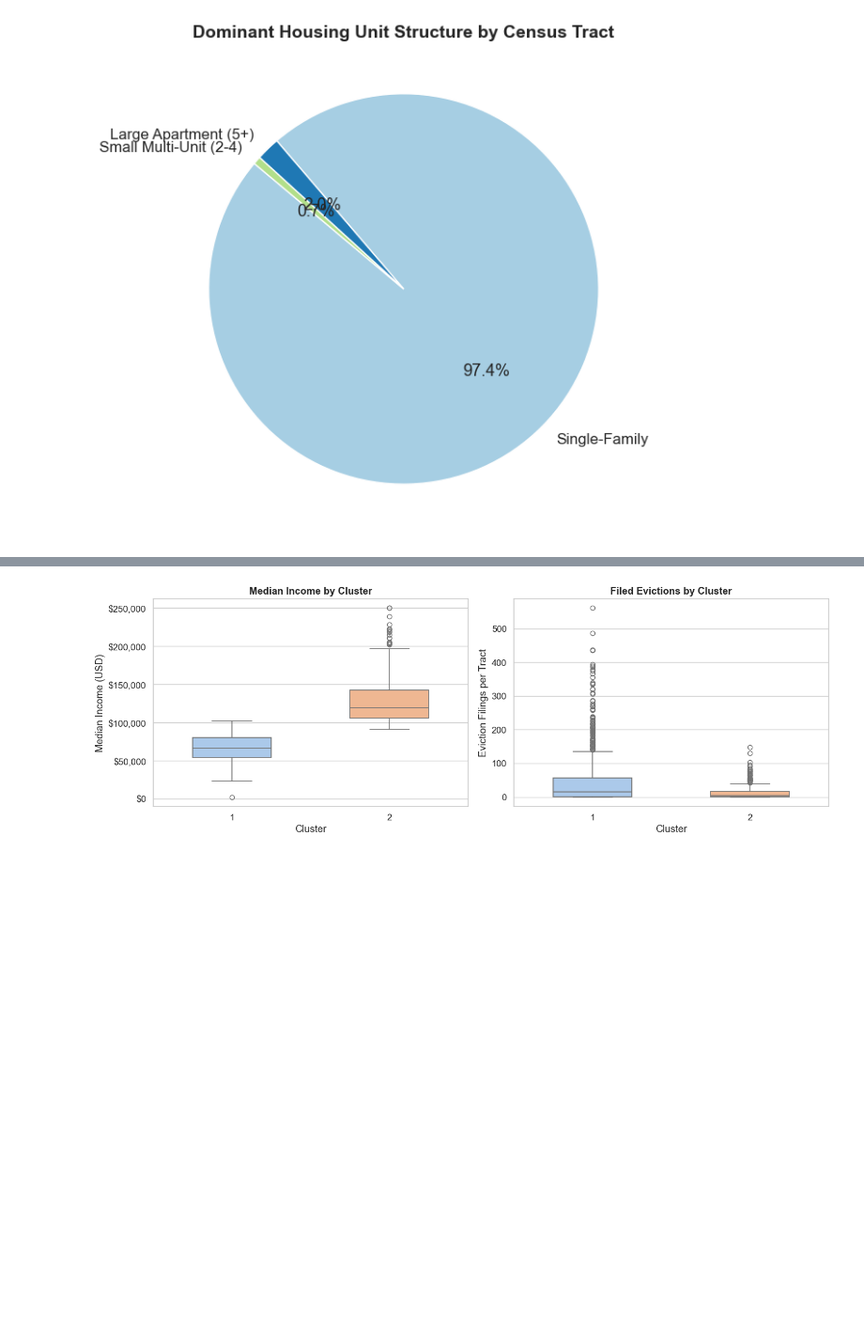
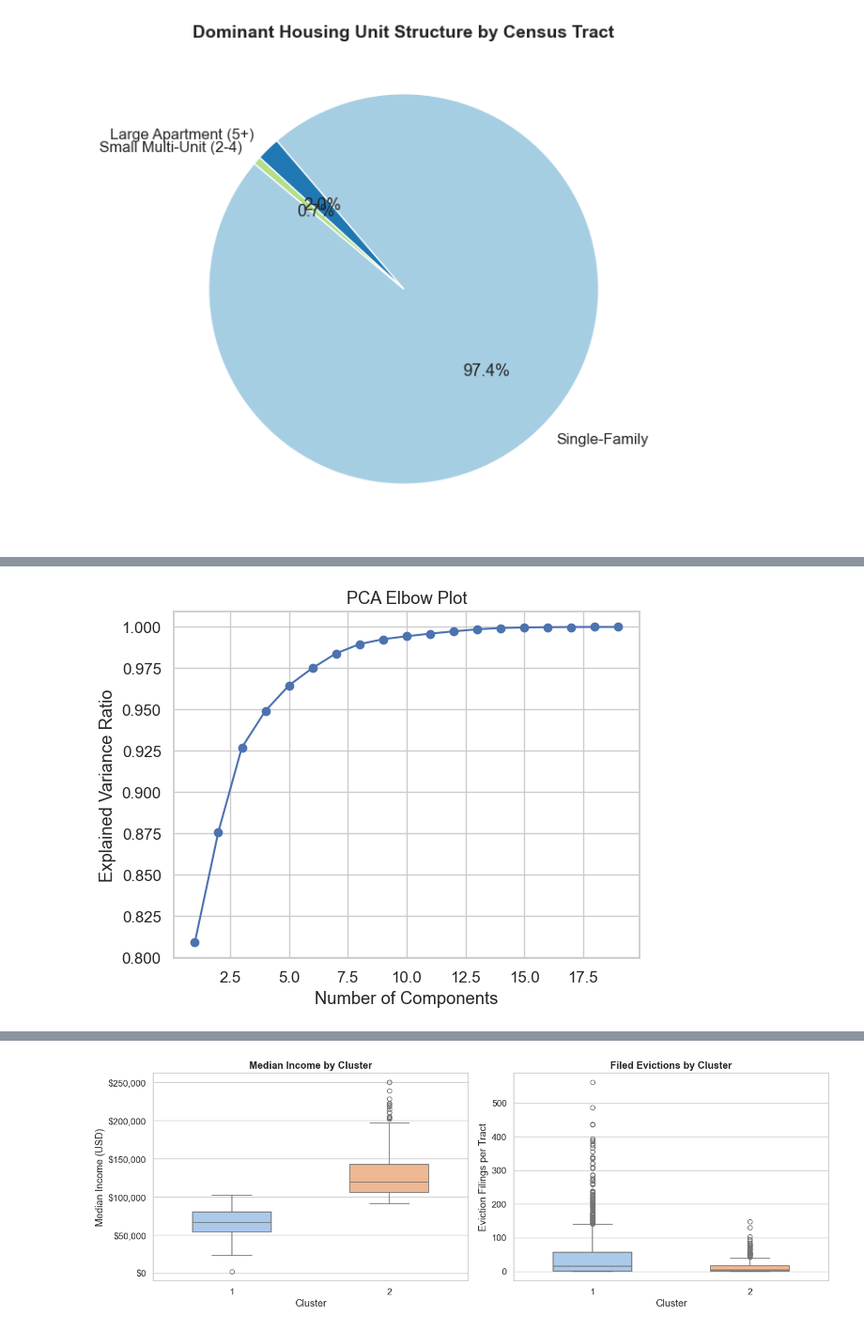
Before and after one commit to victorDeveloper0821/DisplacedVoice, a Jupyter notebook: DataStory.ipynb, the cells around one changed output, grey strips where cells are left out. Shown at 94% size. Cells and saved outputs as stored; diff of their text form; code cells hidden in the pictures; blank space fills up the shorter version.

```diff
--- a/DataStory.ipynb
+++ b/DataStory.ipynb
@@ -144,0 +150,25 @@ plt.show()
+# %%
+from sklearn.decomposition import PCA
+drop_cols = [
+    'GeoID', 'state', 'county', 'tract', 'zip_code',
+    'LiveType', 'burden', 'majorHouseType', 'incomeLevel', 'Majority', 'filedEviction',
+]
+scaler = StandardScaler()
+PCA_dataset = fullDataset.copy()
+
+PCA_dataset.drop(columns=drop_cols, inplace=True)
+PCA_dataset['medianIncome'] = scaler.fit_transform(PCA_dataset[['medianIncome']])
+
+pca = PCA().fit(PCA_dataset)
+
+cum_variance = np.cumsum(pca.explained_variance_ratio_)
+
+# 3. Plot the Elbow (Scree) Plot
+plt.plot(range(1, len(pca.explained_variance_ratio_) + 1),
+         cum_variance , marker='o')
+plt.xlabel('Number of Components')
+plt.ylabel('Explained Variance Ratio')
+plt.title('PCA Elbow Plot')
+plt.show()
+# %% [output]
+[figure, added]
```
Also changed, not shown: parts of 32 cells of this notebook, 1 other file.
